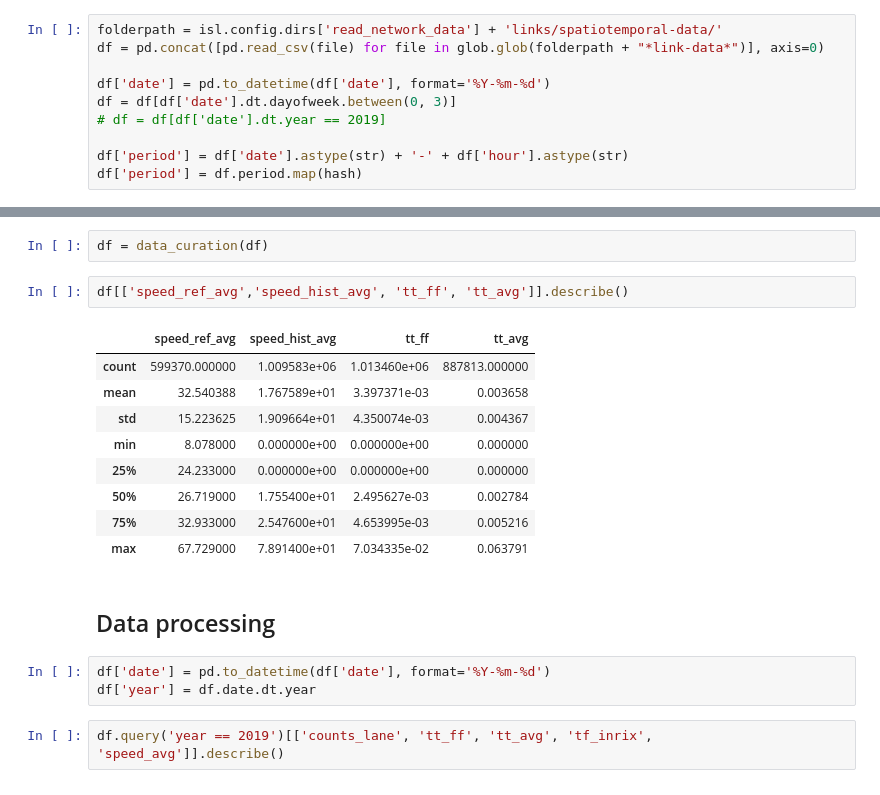
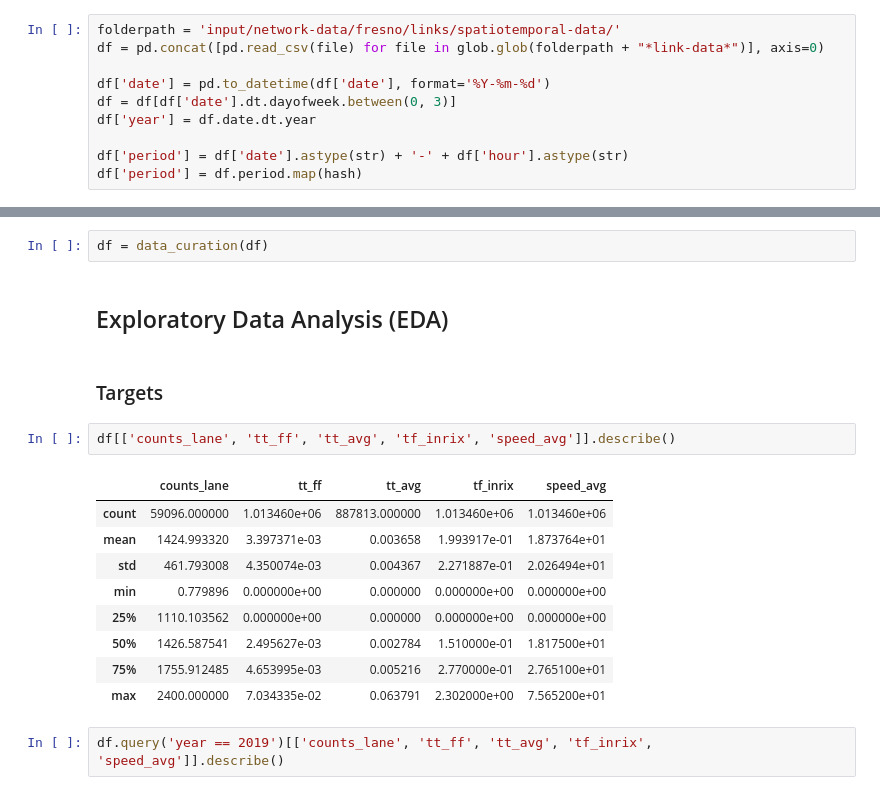
Before and after one commit to pabloguarda/nesuelogit, a Jupyter notebook: examples/notebooks/eda-fresno.ipynb, the cells around one changed output, grey strips where cells are left out. Saved outputs shown, nothing was run; the diff lists cells and outputs as text.

```diff
--- a/examples/notebooks/eda-fresno.ipynb
+++ b/examples/notebooks/eda-fresno.ipynb
@@ -31,12 +26,12 @@ from nesuelogit.etl import data_curation
 # %% [markdown]
 ## Read spatiotemporal data
 # %%
-folderpath = isl.config.dirs['read_network_data'] + 'links/spatiotemporal-data/'
+folderpath = 'input/network-data/fresno/links/spatiotemporal-data/'
 df = pd.concat([pd.read_csv(file) for file in glob.glob(folderpath + "*link-data*")], axis=0)
 
 df['date'] = pd.to_datetime(df['date'], format='%Y-%m-%d')
 df = df[df['date'].dt.dayofweek.between(0, 3)]
-# df = df[df['date'].dt.year == 2019]
+df['year'] = df.date.dt.year
 
 df['period'] = df['date'].astype(str) + '-' + df['hour'].astype(str)
 df['period'] = df.period.map(hash)
@@ -73,23 +65,22 @@ print(period_keys)
 ## Data curation
 # %%
 df = data_curation(df)
+# %% [markdown]
+## Exploratory Data Analysis (EDA)
+# %% [markdown]
+### Targets
 # %%
-df[['speed_ref_avg','speed_hist_avg', 'tt_ff', 'tt_avg']].describe()
+df[['counts_lane', 'tt_ff', 'tt_avg', 'tf_inrix', 'speed_avg']].describe()
 # %% [output]
-|  | speed_ref_avg | speed_hist_avg | tt_ff | tt_avg |
-| count | 599370.000000 | 1.009583e+06 | 1.013460e+06 | 887813.000000 |
-| mean | 32.540388 | 1.767589e+01 | 3.397371e-03 | 0.003658 |
-| std | 15.223625 | 1.909664e+01 | 4.350074e-03 | 0.004367 |
-| min | 8.078000 | 0.000000e+00 | 0.000000e+00 | 0.000000 |
-| 25% | 24.233000 | 0.000000e+00 | 0.000000e+00 | 0.000000 |
-| 50% | 26.719000 | 1.755400e+01 | 2.495627e-03 | 0.002784 |
-| 75% | 32.933000 | 2.547600e+01 | 4.653995e-03 | 0.005216 |
-| max | 67.729000 | 7.891400e+01 | 7.034335e-02 | 0.063791 |
+|  | counts_lane | tt_ff | tt_avg | tf_inrix | speed_avg |
+| count | 59096.000000 | 1.013460e+06 | 887813.000000 | 1.013460e+06 | 1.013460e+06 |
+| mean | 1424.993320 | 3.397371e-03 | 0.003658 | 1.993917e-01 | 1.873764e+01 |
+| std | 461.793008 | 4.350074e-03 | 0.004367 | 2.271887e-01 | 2.026494e+01 |
+| min | 0.779896 | 0.000000e+00 | 0.000000 | 0.000000e+00 | 0.000000e+00 |
+| 25% | 1110.103562 | 0.000000e+00 | 0.000000 | 0.000000e+00 | 0.000000e+00 |
+| 50% | 1426.587541 | 2.495627e-03 | 0.002784 | 1.510000e-01 | 1.817500e+01 |
+| 75% | 1755.912485 | 4.653995e-03 | 0.005216 | 2.770000e-01 | 2.765100e+01 |
+| max | 2400.000000 | 7.034335e-02 | 0.063791 | 2.302000e+00 | 7.565200e+01 |
-# %% [markdown]
-## Data processing
-# %%
-df['date'] = pd.to_datetime(df['date'], format='%Y-%m-%d')
-df['year'] = df.date.dt.year
 # %%
 df.query('year == 2019')[['counts_lane', 'tt_ff', 'tt_avg', 'tf_inrix', 'speed_avg']].describe()
 # %% [output]
```
Also changed, not shown: parts of 27 cells of this notebook.
